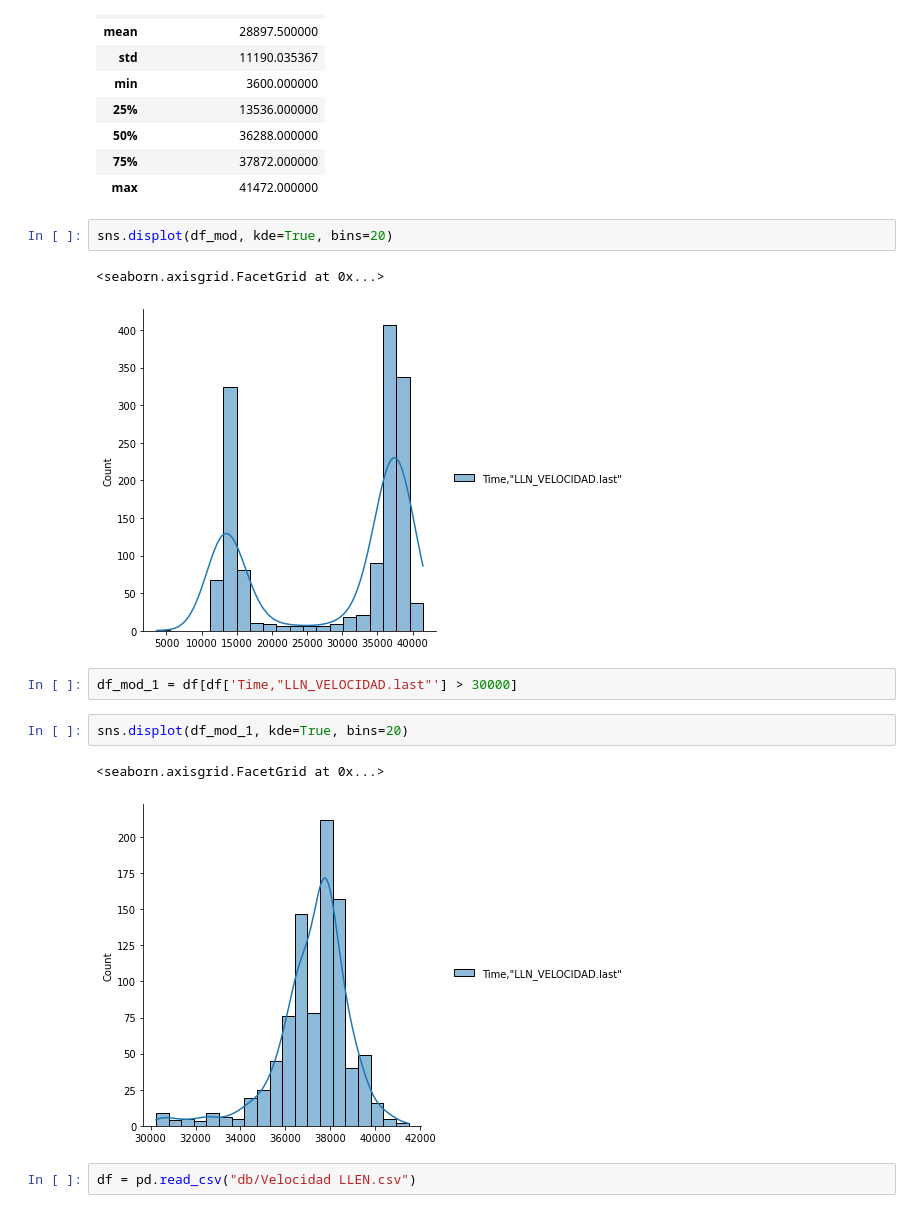
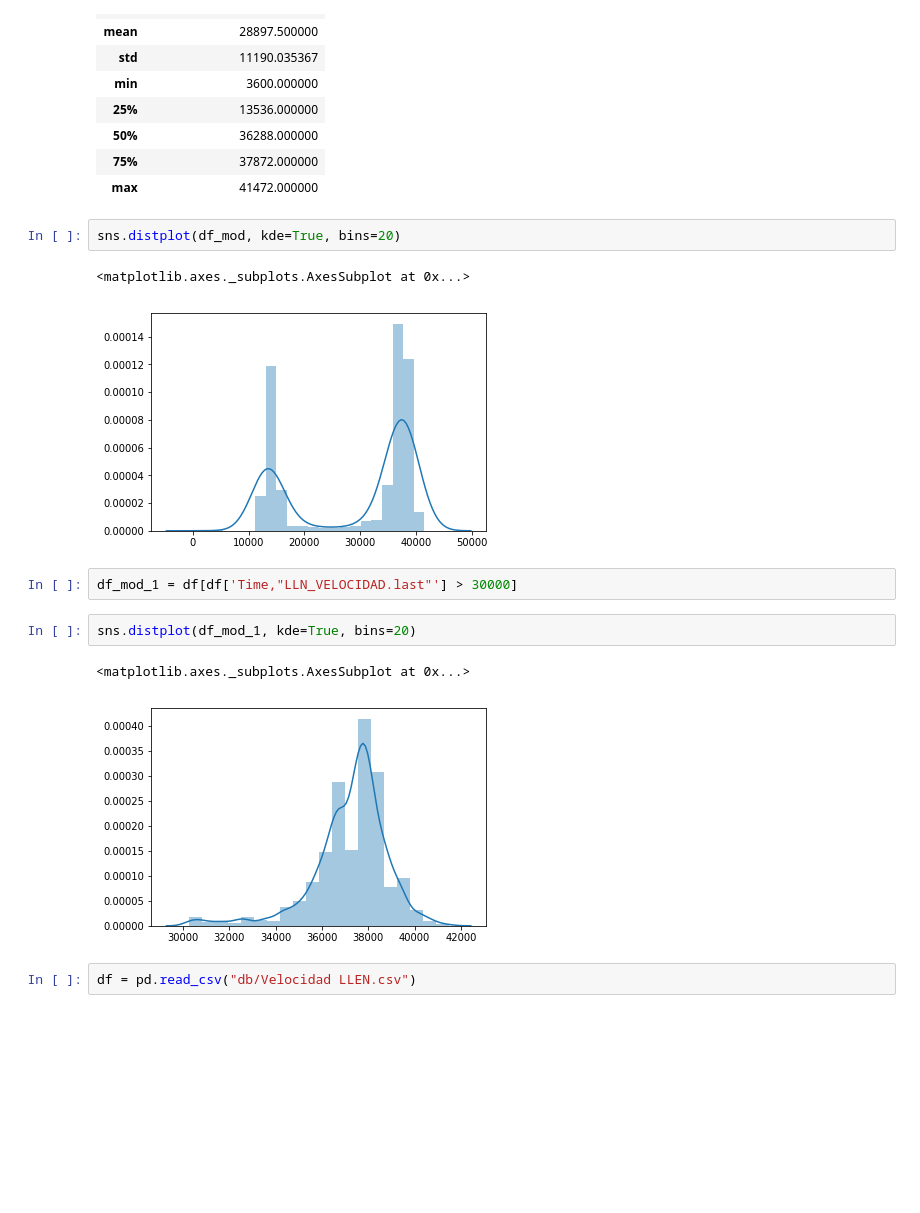
Before and after one commit to doblevm/analysisGLY, a Jupyter notebook: Analysis GLY CLP.ipynb, the cells around one changed output. Saved outputs shown, nothing was run; the diff lists cells and outputs as text; blank space fills up the shorter version.

```diff
--- a/Analysis GLY CLP.ipynb
+++ b/Analysis GLY CLP.ipynb
@@ -52,17 +52,17 @@ df_mod.describe()
 | 75% | 37872.000000 |
 | max | 41472.000000 |
 # %%
-sns.displot(df_mod, kde=True, bins=20)
+sns.distplot(df_mod, kde=True, bins=20)
 # %% [output]
-<seaborn.axisgrid.FacetGrid at 0x...>
+<matplotlib.axes._subplots.AxesSubplot at 0x...>
-[figure, old version]
+[figure, new version]
 # %%
 df_mod_1 = df[df['Time,"LLN_VELOCIDAD.last"'] > 30000]
 # %%
-sns.displot(df_mod_1, kde=True, bins=20)
+sns.distplot(df_mod_1, kde=True, bins=20)
 # %% [output]
-<seaborn.axisgrid.FacetGrid at 0x...>
+<matplotlib.axes._subplots.AxesSubplot at 0x...>
-[figure, old version]
+[figure, new version]
 # %%
 df = pd.read_csv("db/Velocidad LLEN.csv")
 # %%
```
Also changed, not shown: parts of 3 cells of this notebook.
